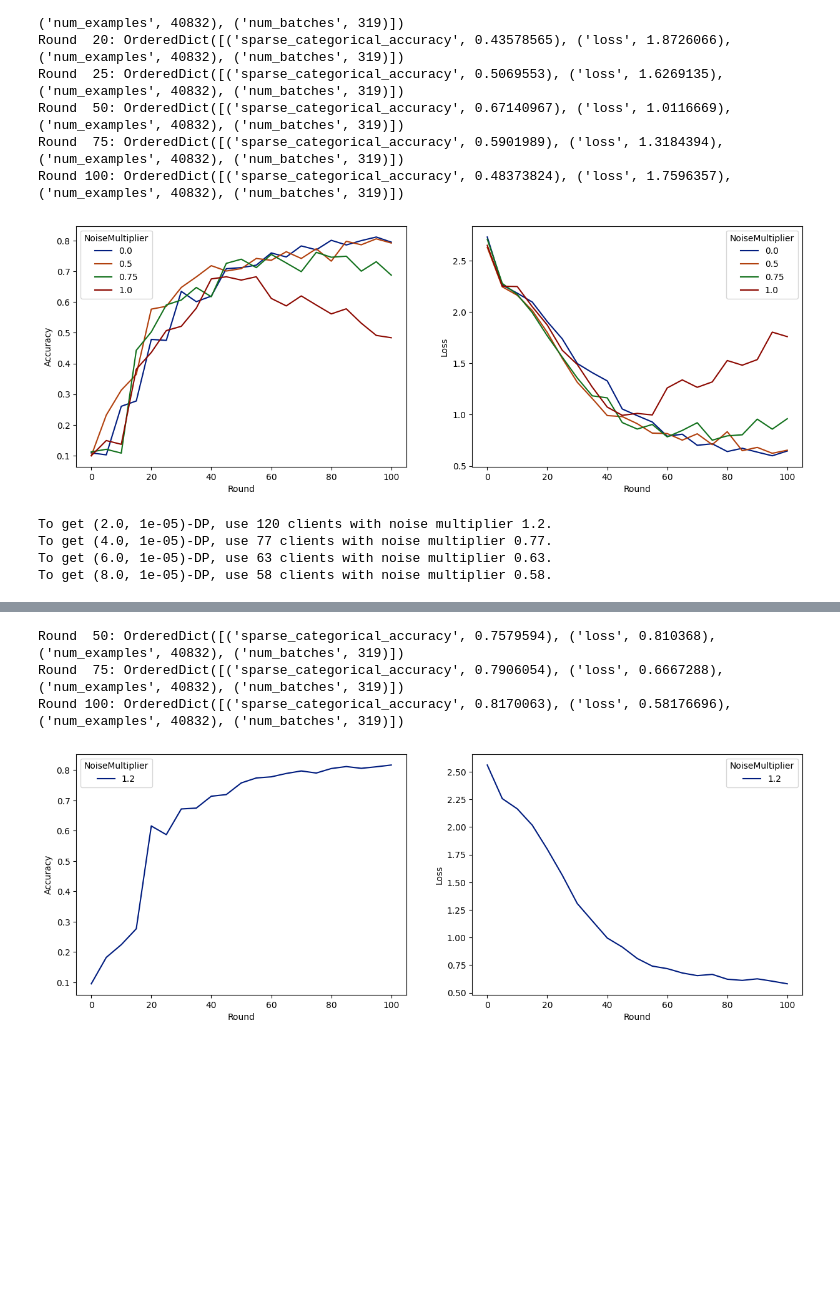
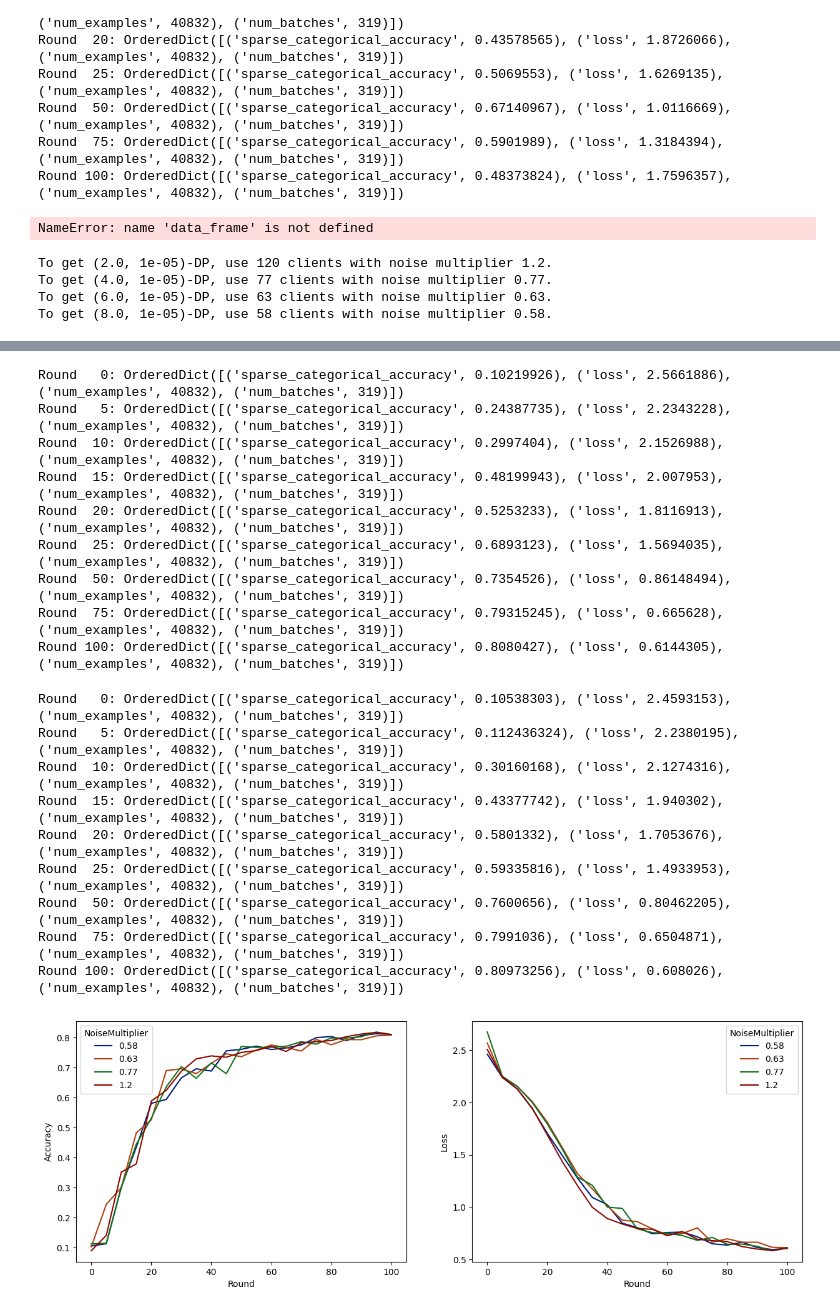
Before and after one commit to Wayne310400/DPtest, a Jupyter notebook: tf_DPFL.ipynb, the cells around one changed output, grey strips where cells are left out. Cells and saved outputs as stored; diff of their text form; code cells hidden in the pictures; blank space fills up the shorter version.

```diff
--- a/tf_DPFL.ipynb
+++ b/tf_DPFL.ipynb
@@ -191,12 +191,13 @@ def make_plot(data_frame):
   sns.lineplot(data=dff, x='Round', y='Accuracy', hue='NoiseMultiplier', palette='dark')
   plt.subplot(122)
   sns.lineplot(data=dff, x='Round', y='Loss', hue='NoiseMultiplier', palette='dark')
-
-make_plot(data_frame)
-# %% [output]
-[figure, removed]
+# %%
+make_plot(data_frame)
+# %% [output]
+NameError: name 'data_frame' is not defined
 # %%
 total_clients = 3383
+rounds = 100
 noise_to_clients_ratio = 0.01
 target_delta = 1e-5
 target_eps = 2
@@ -236,11 +237,10 @@ To get (6.0, 1e-05)-DP, use 63 clients with noise multiplier 0.63.
 To get (8.0, 1e-05)-DP, use 58 clients with noise multiplier 0.58.
 # %%
 rounds = 100
-noise_multiplier = 1.2
-clients_per_round = 120
 
 data_frame = pd.DataFrame()
-data_frame = train(rounds, noise_multiplier, clients_per_round, data_frame)
+for (noise_multiplier, clients_per_round) in [(1.2,120), (0.77,77), (0.63,63), (0.58,58)]:
+    data_frame = train(rounds, noise_multiplier, clients_per_round, data_frame)
 
 make_plot(data_frame)
 # %% [output]
@@ -257,4 +265,19 @@ Round  25: OrderedDict([('sparse_categorical_accuracy', 0.58726), ('loss', 1.563
-Round  50: OrderedDict([('sparse_categorical_accuracy', 0.7579594), ('loss', 0.810368), ('num_examples', 40832), ('num_batches', 319)])
-Round  75: OrderedDict([('sparse_categorical_accuracy', 0.7906054), ('loss', 0.6667288), ('num_examples', 40832), ('num_batches', 319)])
-Round 100: OrderedDict([('sparse_categorical_accuracy', 0.8170063), ('loss', 0.58176696), ('num_examples', 40832), ('num_batches', 319)])
+Round   0: OrderedDict([('sparse_categorical_accuracy', 0.10219926), ('loss', 2.5661886), ('num_examples', 40832), ('num_batches', 319)])
+Round   5: OrderedDict([('sparse_categorical_accuracy', 0.24387735), ('loss', 2.2343228), ('num_examples', 40832), ('num_batches', 319)])
+Round  10: OrderedDict([('sparse_categorical_accuracy', 0.2997404), ('loss', 2.1526988), ('num_examples', 40832), ('num_batches', 319)])
+Round  15: OrderedDict([('sparse_categorical_accuracy', 0.48199943), ('loss', 2.007953), ('num_examples', 40832), ('num_batches', 319)])
+Round  20: OrderedDict([('sparse_categorical_accuracy', 0.5253233), ('loss', 1.8116913), ('num_examples', 40832), ('num_batches', 319)])
+Round  25: OrderedDict([('sparse_categorical_accuracy', 0.6893123), ('loss', 1.5694035), ('num_examples', 40832), ('num_batches', 319)])
+Round  50: OrderedDict([('sparse_categorical_accuracy', 0.7354526), ('loss', 0.86148494), ('num_examples', 40832), ('num_batches', 319)])
+Round  75: OrderedDict([('sparse_categorical_accuracy', 0.79315245), ('loss', 0.665628), ('num_examples', 40832), ('num_batches', 319)])
+Round 100: OrderedDict([('sparse_categorical_accuracy', 0.8080427), ('loss', 0.6144305), ('num_examples', 40832), ('num_batches', 319)])
+Round   0: OrderedDict([('sparse_categorical_accuracy', 0.10538303), ('loss', 2.4593153), ('num_examples', 40832), ('num_batches', 319)])
+Round   5: OrderedDict([('sparse_categorical_accuracy', 0.112436324), ('loss', 2.2380195), ('num_examples', 40832), ('num_batches', 319)])
+Round  10: OrderedDict([('sparse_categorical_accuracy', 0.30160168), ('loss', 2.1274316), ('num_examples', 40832), ('num_batches', 319)])
+Round  15: OrderedDict([('sparse_categorical_accuracy', 0.43377742), ('loss', 1.940302), ('num_examples', 40832), ('num_batches', 319)])
+Round  20: OrderedDict([('sparse_categorical_accuracy', 0.5801332), ('loss', 1.7053676), ('num_examples', 40832), ('num_batches', 319)])
+Round  25: OrderedDict([('sparse_categorical_accuracy', 0.59335816), ('loss', 1.4933953), ('num_examples', 40832), ('num_batches', 319)])
+Round  50: OrderedDict([('sparse_categorical_accuracy', 0.7600656), ('loss', 0.80462205), ('num_examples', 40832), ('num_batches', 319)])
+Round  75: OrderedDict([('sparse_categorical_accuracy', 0.7991036), ('loss', 0.6504871), ('num_examples', 40832), ('num_batches', 319)])
+Round 100: OrderedDict([('sparse_categorical_accuracy', 0.80973256), ('loss', 0.608026), ('num_examples', 40832), ('num_batches', 319)])
-[figure, old version]
+[figure, new version]
```
Also changed, not shown: parts of 2 cells of this notebook.
